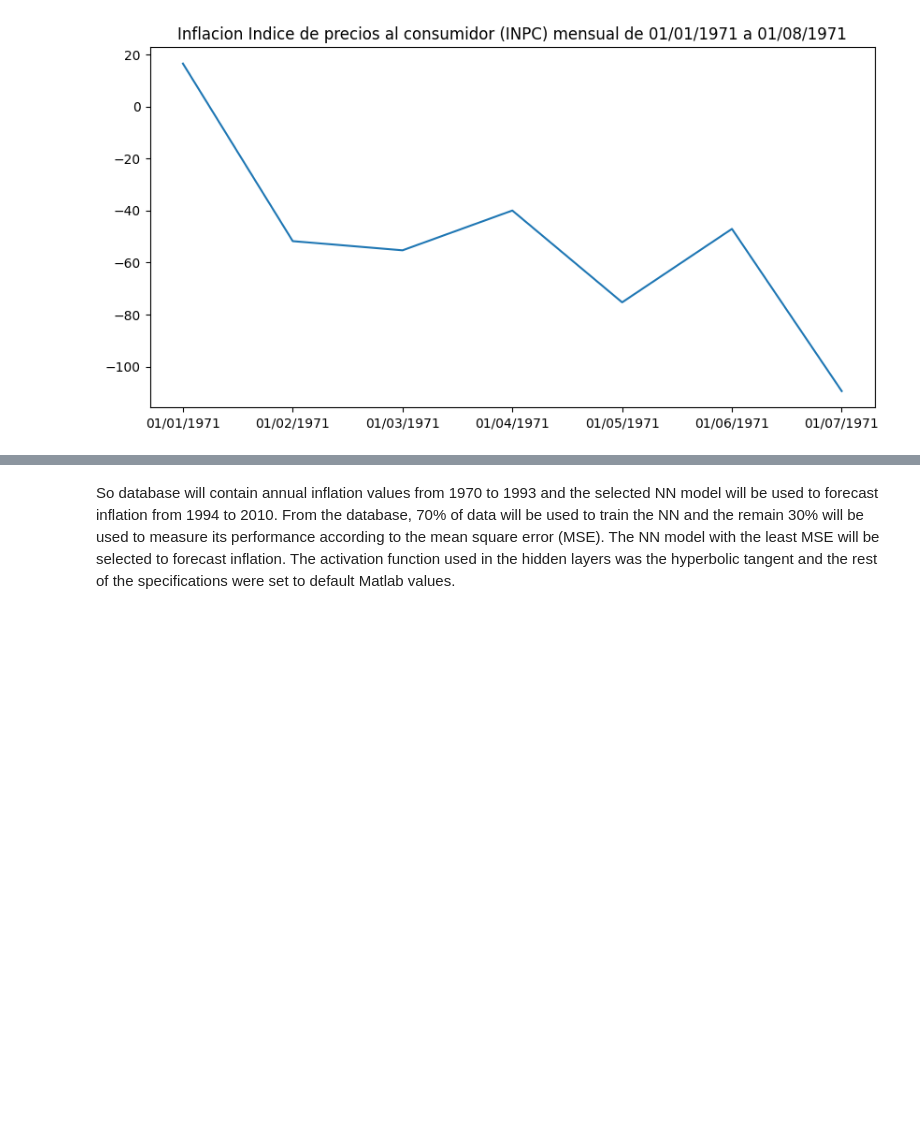
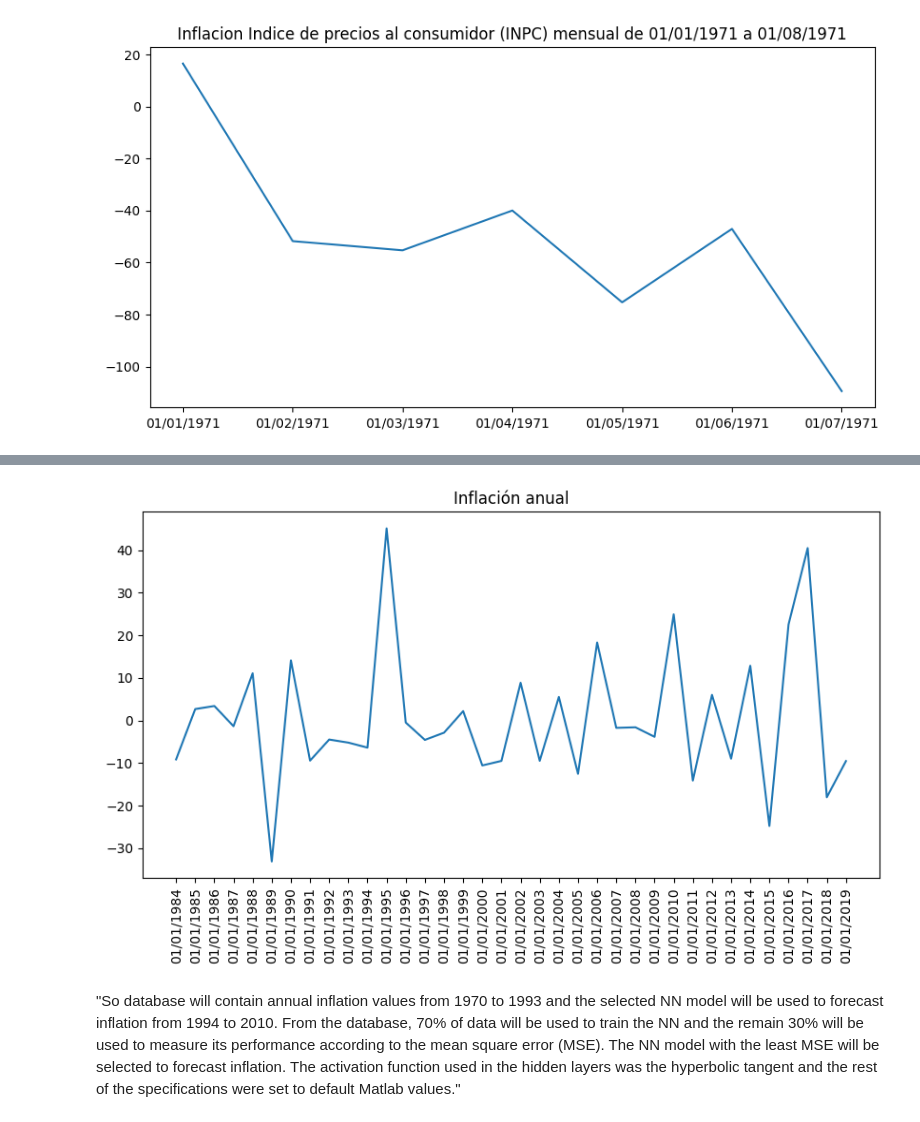
Before and after one commit to NataliaPerez08/Proyecto-Redes-Neuronales, a Jupyter notebook: proyecto.ipynb, the cells around one changed output, grey strips where cells are left out. Drawn from its saved outputs; the diff is of its cells as text; code cells hidden in the pictures; blank space fills up the shorter version.

```diff
--- a/proyecto.ipynb
+++ b/proyecto.ipynb
@@ -57,3 +62,4 @@ Inflacion_subyacente_anual = df[columnas[6]]
 Inflacion_no_subyacente_mensual = df[columnas[7]]
 Inflacion_no_subyacente_acumulada = df[columnas[8]]
 Inflacion_no_subyacente_anual = df[columnas[9]]
+fecha = df['Fecha']
@@ -69,0 +66,17 @@ Inflacion no subyacente acumulada en el año
+# %%
+eneros = list()
+for f in fecha:
+    anio = f.split('/')[2]
+    anio = int(anio)
+    mes = f.split('/')[1]
+    mes = int(mes)
+    # Seleccionar datos a partir de 1984
+    if anio >= 1984:
+        # Seleccionamos los eneros
+        if mes == 1:
+            eneros.append(f)
+# %%
+# Seleccionar los datos de enero
+df_eneros = df[df['Fecha'].isin(eneros)]
+df_eneros = df_eneros.reset_index(drop=True)
+df_eneros.head()
@@ -69,0 +96,14 @@ Inflacion no subyacente acumulada en el año
+# %%
+# Nuestro objetivo es predecir la inflación anual
+# Seleccionamos la inflación anual
+inflacion_anual = df_eneros[columnas[3]]
+inflacion_anual = inflacion_anual[0:36]
+fecha = df_eneros['Fecha']
+fecha = fecha[0:36]
+plt.figure(figsize=(10,5))
+plt.plot(fecha, inflacion_anual)
+plt.title("Inflación anual")
+plt.xticks(rotation=90)
+plt.show()
+# %% [output]
+[figure, added]
@@ -70,5 +134,5 @@ Inflacion no subyacente acumulada en el año
 # %% [markdown]
-So database will contain annual inflation values from 1970 to 1993
+"So database will contain annual inflation values from 1970 to 1993
 and the selected NN model will be used to forecast inflation
 from 1994 to 2010. From the database, 70% of data will be
 used to train the NN and the remain 30% will be used to
@@ -76,4 +140,4 @@ measure its performance according to the mean square error
 (MSE). The NN model with the least MSE will be selected to
 forecast inflation. The activation function used in the hidden
 layers was the hyperbolic tangent and the rest of the
-specifications were set to default Matlab values.
+specifications were set to default Matlab values."
```
Also changed, not shown: parts of 9 cells of this notebook.
